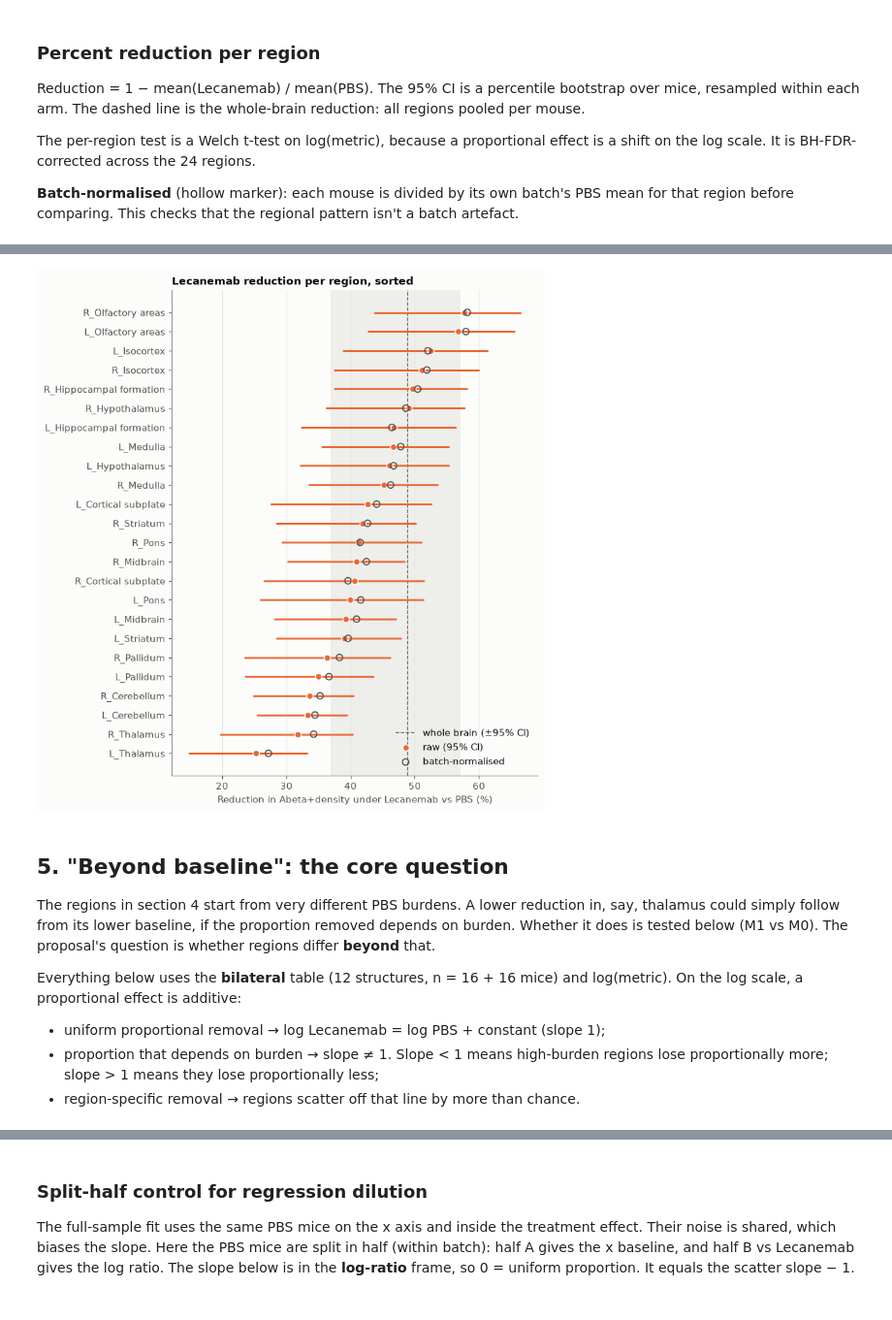
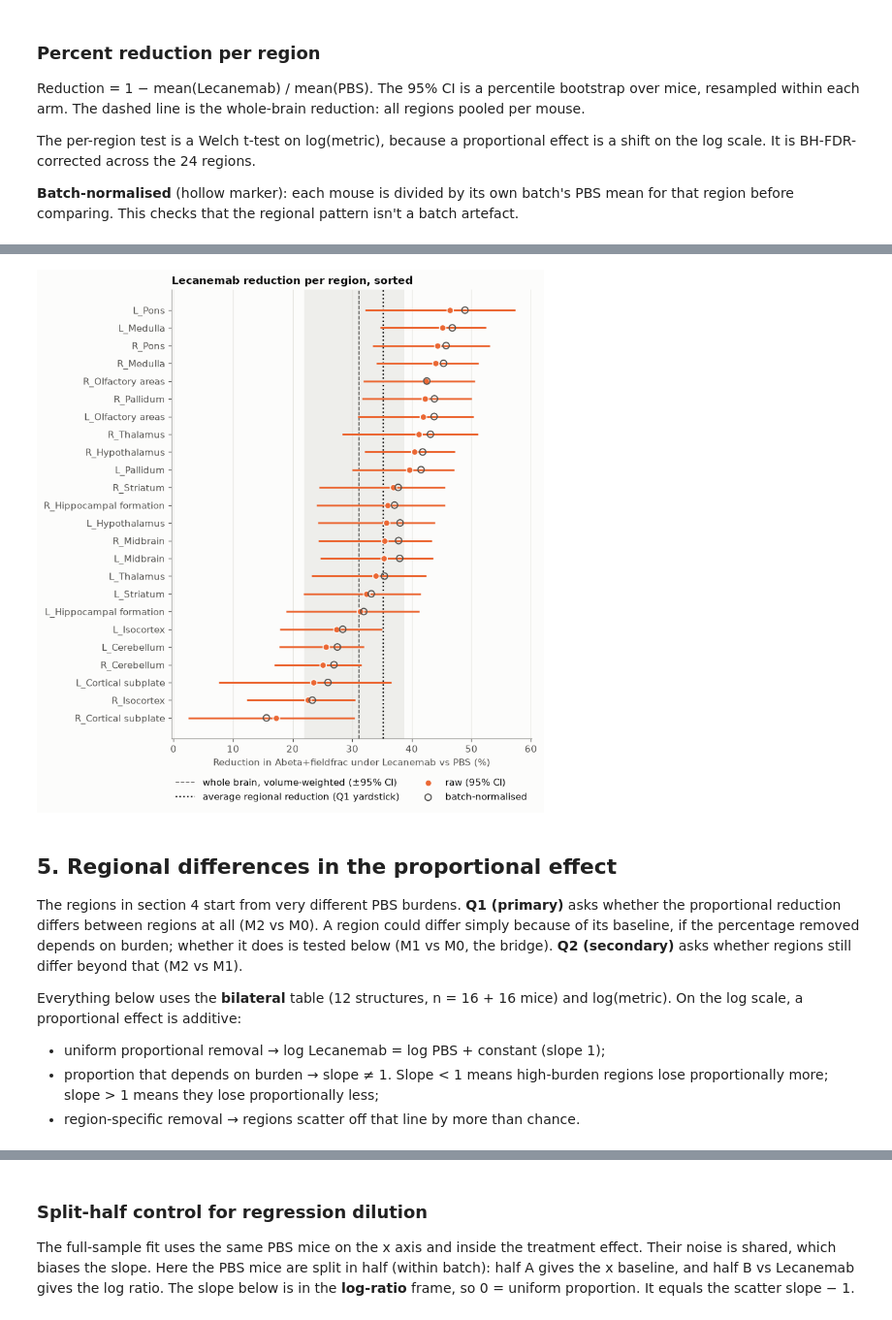
Before and after one commit to oliverolejar/SPIMquant-Output-Analysis, a Jupyter notebook: notebooks/lecanemab_regional_effect.ipynb, the cells around one changed output, grey strips where cells are left out. Shown at 97% size. Cells and saved outputs as stored; diff of their text form; code cells hidden in the pictures.

Commit message:
Refactor to focus on field fraction

```diff
--- a/notebooks/lecanemab_regional_effect.ipynb
+++ b/notebooks/lecanemab_regional_effect.ipynb
@@ -39,13 +43,13 @@ DERIVATIVES_PATH = Path(
 PARTICIPANTS_TSV = BIDS_PATH / "participants.tsv"
 
 SEG_LEVEL = "coarse"
-# Primary metric. Switch to "Abeta+fieldfrac" to re-run the whole notebook on plaque burden
-# (% of tissue occupied) instead of plaque count per mm^3
-METRIC = "Abeta+density"
+# Primary metric: field fraction (% of tissue occupied). Density (count per mm³) is secondary: it is
+# re-run in the sensitivity checks, and setting "Abeta+density" here re-runs the whole notebook on it
+METRIC = "Abeta+fieldfrac"
 APPLY_QC_EXCLUSIONS = True
 
 N_BOOT = 1000  # cheap bootstraps (ratios of means)
-N_BOOT_MODEL = 500  # bootstraps that refit the mixed models (~0.2 s each)
+N_BOOT_MODEL = 2000  # bootstraps that refit the mixed models (~0.25 s each; run for three specifications)
 N_SPLITS = 1000  # split-half draws
 N_PERM = 1000  # permutations for the model comparisons; 200 is enough for a quick run
 RNG_SEED = 0
@@ -663,29 +675,29 @@ whole-brain reduction: 48.9% (95% CI 36.9 - 57.2)
 # %%
 ordered = reduction.sort_values("reduction_pct")
 y = np.arange(len(ordered))
 color = GROUP_COLORS["Lecanemab"]
 
 fig, ax = plt.subplots(figsize=(7.5, 8))
 ax.axvspan(100 * (1 - wb_hi), 100 * (1 - wb_lo), color=GRID, alpha=0.6, lw=0)
-ax.axvline(100 * (1 - wb_ratio), color=INK_2, lw=1, ls="--", label="whole brain (±95% CI)")
+ax.axvline(100 * (1 - wb_ratio), color=INK_2, lw=1, ls="--", label="whole brain, volume-weighted (±95% CI)")
+# The one shared percentage Q1 compares against: unweighted mean over the 24 regions, on the scale of the points
+ax.axvline(ordered["reduction_pct"].mean(), color=INK, lw=1.5, ls=":", label="average regional reduction (Q1 yardstick)")
 ax.hlines(y, ordered["ci_low"], ordered["ci_high"], color=color, lw=2)
 ax.scatter(ordered["reduction_pct"], y, s=45, color=color, edgecolors=SURFACE, linewidths=1, zorder=3, label="raw (95% CI)")
 ax.scatter(ordered["reduction_batchnorm_pct"], y, s=45, facecolors="none", edgecolors=INK_2, linewidths=1.2, zorder=3, label="batch-normalised")
 ax.set_yticks(y, ordered.index)
 ax.grid(axis="y", visible=False)
 ax.set_xlabel(f"Reduction in {METRIC} under Lecanemab vs PBS (%)")
 ax.set_title("Lecanemab reduction per region, sorted")
-ax.legend(loc="lower right")
+# below the axes: the two reference lines make the legend too tall for a free corner
+ax.legend(loc="upper center", bbox_to_anchor=(0.5, -0.07), ncol=2)
 plt.tight_layout()
 # %% [output]
-[figure, old version]
+[figure, new version]
 # %% [markdown]
-## 5. "Beyond baseline": the core question
+## 5. Regional differences in the proportional effect
 
-The regions in section 4 start from very different PBS burdens. A lower reduction in, say,
-thalamus could simply follow from its lower baseline, if the proportion removed depends on burden.
-Whether it does is tested below (M1 vs M0). The proposal's question is whether regions differ
-**beyond** that.
+The regions in section 4 start from very different PBS burdens. **Q1 (primary)** asks whether the proportional reduction differs between regions at all (M2 vs M0). A region could differ simply because of its baseline, if the percentage removed depends on burden; whether it does is tested below (M1 vs M0, the bridge). **Q2 (secondary)** asks whether regions still differ beyond that (M2 vs M1).
 
 Everything below uses the **bilateral** table (12 structures, n = 16 + 16 mice) and log(metric).
 On the log scale, a proportional effect is additive:
```
Also changed, not shown: parts of 25 cells of this notebook.
